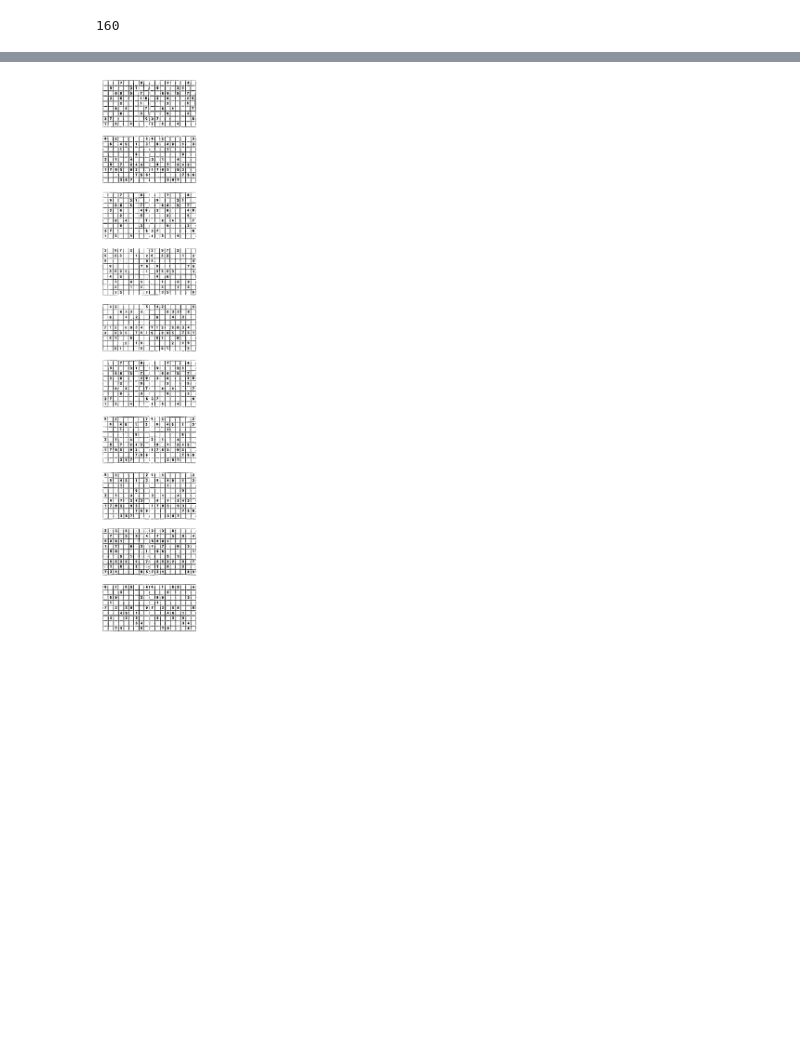
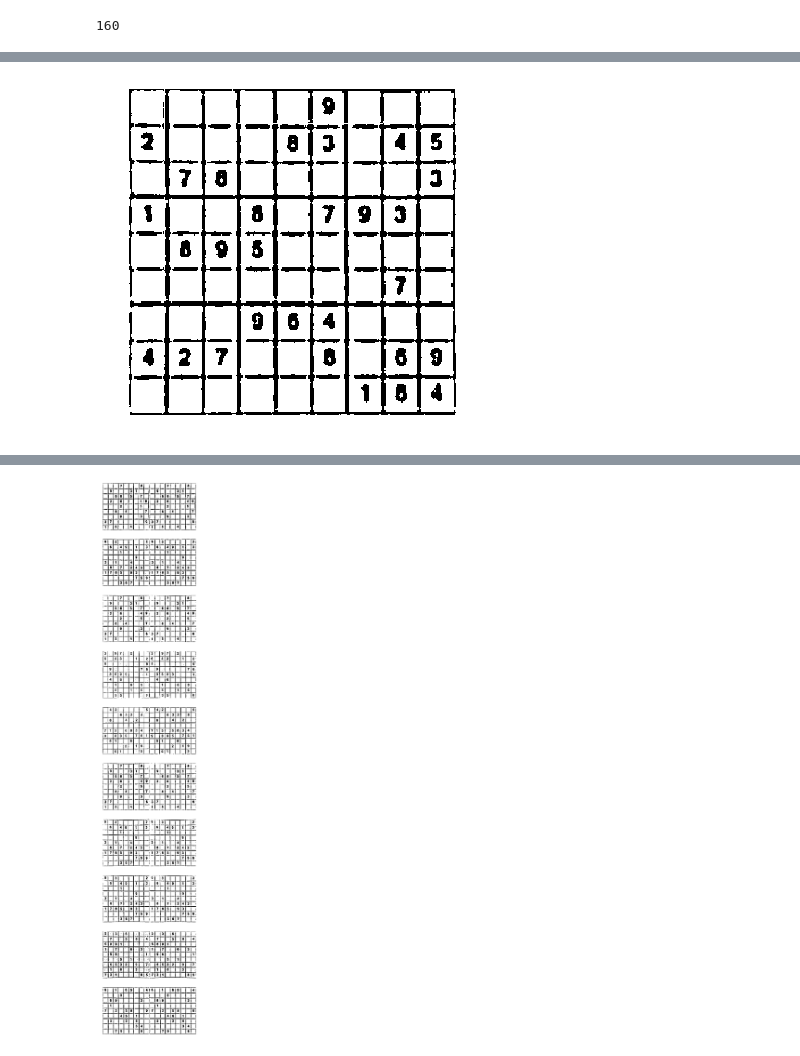
Before and after one commit to lorenzoh/sudoku-scanner, a Jupyter notebook: notebooks/testing.ipynb, the cells around one changed output, grey strips where cells are left out. Saved outputs shown, nothing was run; the diff lists cells and outputs as text; code cells hidden in the pictures; blank space fills up the shorter version.

```diff
--- a/notebooks/testing.ipynb
+++ b/notebooks/testing.ipynb
@@ -38,0 +49,4 @@ for path in tqdm(train_paths):
+# %%
+vis.show_img(sudoku.cleaned)
+# %% [output]
+[figure, added]
```
Also changed, not shown: parts of 7 cells of this notebook, 2 other files.
